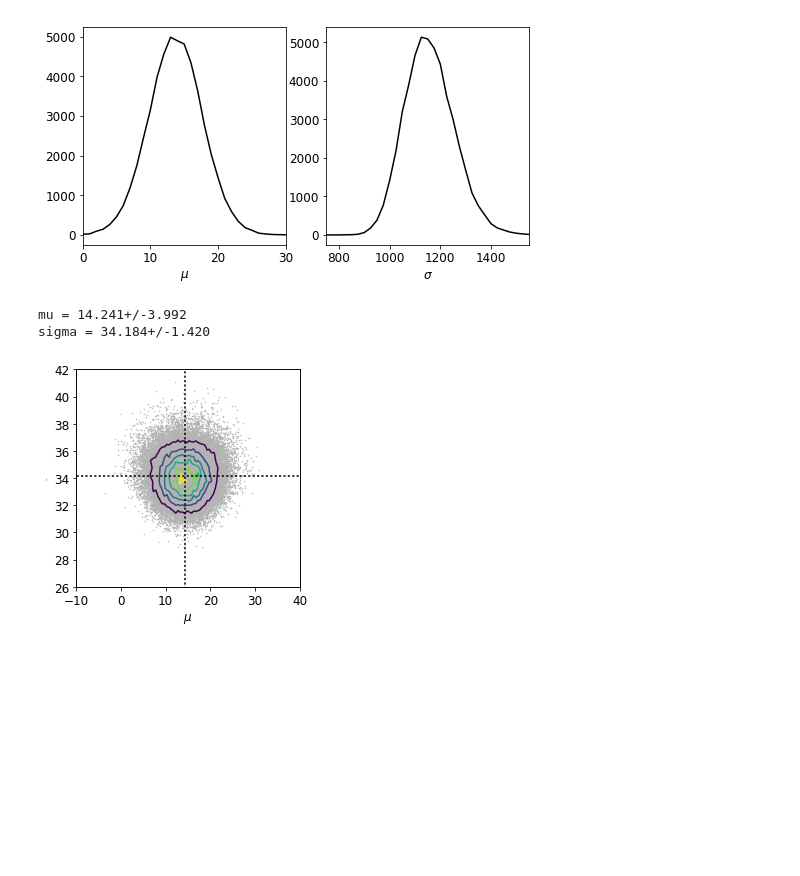
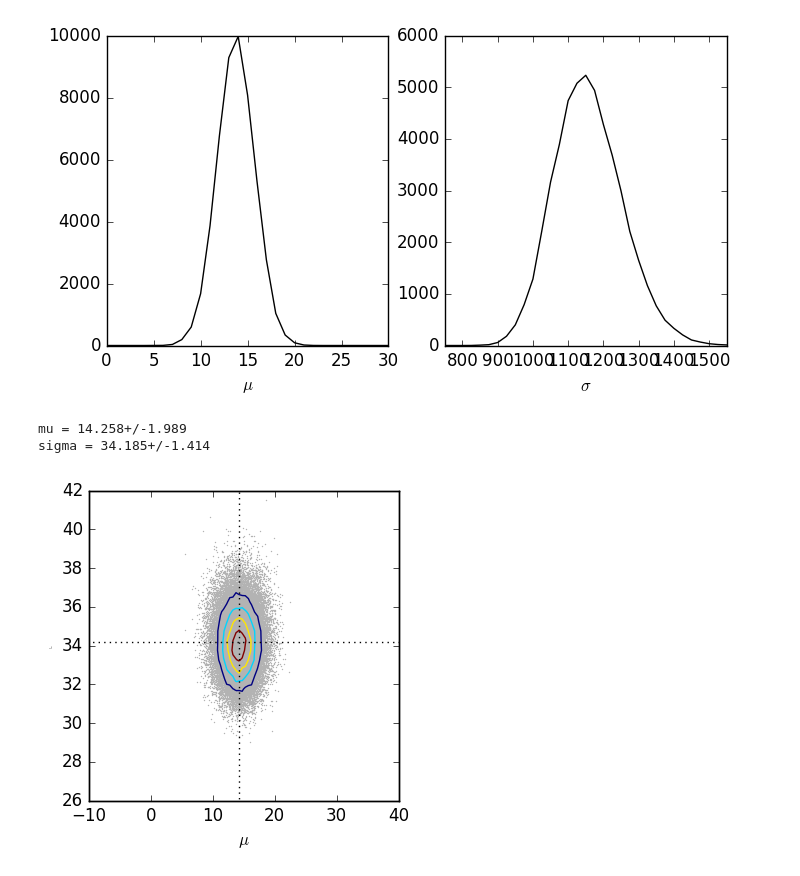
Before and after one commit to liuchaonaoc/Astrostatistics_old2, a Jupyter notebook: MultiParamsModel.ipynb, the cells around one changed output. Cells and saved outputs as stored; diff of their text form; code cells hidden in the pictures; blank space fills up the shorter version.

```diff
--- a/MultiParamsModel.ipynb
+++ b/MultiParamsModel.ipynb
@@ -32,15 +35,16 @@ fig.show()
 # %%
-#ask for the mean velocity and the velocity dispersion, providing that the velocity distributionis Gaussian
+#ask for the mean velocity and the velocity dispersion,
+#providing that the velocity distributionis Gaussian
 #known mean redshift ask dispersion, as homework
 def logit(x):
     return np.log10(x/(1.-x))
 
-def InvGamma(x,alpha,beta):
-    y = np.log(beta)*alpha-(special.gammaln(alpha))+np.log(x)*(-alpha-1)-beta/x
-    return np.exp(y)
+def InvGammaln(x,alpha,beta):
+    return np.log(beta)*alpha-(special.gammaln(alpha))+\
+           np.log(x)*(-alpha-1)-beta/x
 
-def Scl_InvChi2(x, nu, s2):
-    return InvGamma(x, nu/2.,nu/2.*s2)
+def Scl_InvChi2ln(x, nu, s2):
+    return InvGammaln(x, nu/2.,nu/2.*s2)
 
 def randDraw_SInvChi2(nu,s2, N):
     x = []
@@ -48,9 +52,9 @@ def randDraw_SInvChi2(nu,s2, N):
     m = 0
     while k<N and m <= 3:
         x0 = np.random.uniform(low=0,high=2000,size=N*20)
-        y0 = np.random.uniform(low=0,high=0.006,size=N*20)
+        y0 = np.log(np.random.uniform(low=0,high=0.006,size=N*20))
         #x0 = logit(x0)
-        y1 = Scl_InvChi2(x0, nu, s2)
+        y1 = Scl_InvChi2ln(x0, nu, s2)
 
         ind = (y0<y1)
         x.append(x0[ind])
@@ -63,16 +67,18 @@ def randDraw_SInvChi2(nu,s2, N):
 
 # sampling
 n = len(y)
-y_bar = np.sum(y)/n
-s2 = np.sum((y-y_bar)**2)/(n-1.)
-print r'y_bar = %(y).3f km/s,  s2 = %(s).3f km^2/s^2' % {'y':y_bar, 's':s2}
-#step 1: draw sigma2 from posterior density of sigma2 given v, p(sigma2|y)
+y_bar = np.sum(y)/n #np.mean(y)
+s2 = np.sum((y-y_bar)**2)/(n-1.) #np.var(y)
+print r'y_bar = %(y).3f km/s,  s2 = %(s).3f km^2/s^2' %\
+     {'y':y_bar, 's':s2}
+#step 1: draw sigma2 from posterior density of
+#        sigma2 given v, p(sigma2|y)
 N = 50000
 sigma2 = randDraw_SInvChi2(n-1,s2, N)
 
 #draw the random draw of sigma
 x = np.arange(100,2000,10)
-y1 = Scl_InvChi2(x, n-1, s2)
+y1 = np.exp(Scl_InvChi2ln(x, n-1, s2))
 hy,xedge = np.histogram(sigma2,x)
 
 fig = plt.figure(figsize=[4,4])
@@ -87,6 +93,6 @@ y_bar = 14.260 km/s,  s2 = 1162.481 km^2/s^2
 # %%
 #step 2 : draw mu from p(mu|sigma2,y)
-mu = np.random.normal(loc=y_bar, scale=sigma2/n)
+mu = np.random.normal(loc=y_bar, scale=np.sqrt(sigma2/n))
 #step 3: marginalize over sigma2
 #draw the random draw of sigma
 x = np.arange(-30,50,1)
@@ -108,42 +114,44 @@ ax.set_xlabel(r'$\sigma$',fontsize=12)
 ax.set_xlim([750,1550])
 fig.show()
 # %% [output]
-[figure, old version]
+[figure, new version]
 # %%
 #obtain the statistics from the sampling
 print 'mu = %(m).3f+/-%(s).3f' % {'m': np.mean(mu), 's': np.std(mu)}
 print 'sigma = %(m).3f+/-%(s).3f' % {'m': np.mean(np.sqrt(sigma2)), 's': np.std(np.sqrt(sigma2))}
 # %% [output]
-mu = 14.241+/-3.992
-sigma = 34.184+/-1.420
+mu = 14.258+/-1.989
+sigma = 34.185+/-1.414
 # %%
 #draw joint posterior distribution for (mu, sigma)
 xgrid = np.arange(-10,40,0.5)
 ygrid = np.arange(25,45,0.5)
 xcenter = (xgrid[:-1]+xgrid[1:])/2,
 ycenter = (ygrid[:-1]+ygrid[1:])/2,
 xmesh, ymesh = np.meshgrid(xcenter, ycenter)
 
-hmusig,xedge,yedge = np.histogram2d(mu.reshape((len(mu),)), np.sqrt(sigma2.reshape((len(sigma2),))), bins=[xgrid,ygrid])
+hmusig,xedge,yedge = np.histogram2d(mu.reshape((len(mu),)), \
+        np.sqrt(sigma2.reshape((len(sigma2),))), bins=[xgrid,ygrid])
 
 fig = plt.figure(figsize=[4,4])
 ax = fig.add_subplot(111)
 ax.plot(mu,np.sqrt(sigma2),'.',color=[0.7,0.7,0.7],markersize=1)
 ax1 = ax.twinx()
-ax1.contour(xmesh,ymesh,hmusig.T,6,color='r',extent=[xcenter[0],xcenter[-1],ycenter[0],ycenter[-1]])
+ax1.contour(xmesh,ymesh,hmusig.T,6,color='r',\
+            extent=[xcenter[0],xcenter[-1],ycenter[0],ycenter[-1]])
 ax1.plot([np.mean(mu),np.mean(mu)],[0,100],'k:')
 ax1.plot([-100,100],[np.mean(np.sqrt(sigma2)),np.mean(np.sqrt(sigma2))],'k:')
 ax.set_xlabel(r'$\mu$',fontsize=12)
 ax.set_ylabel(r'\ $\sigma$',fontsize=2)
 ax.set_xlim([-10,40])
 ax.set_ylim([26,42])
 ax1.set_xlim([-10,40])
 ax1.set_ylim([26,42])
-ax1.set_yticks([])
+ax1.set_yticklabels([])
 
 fig.show()
 # %% [output]
-[figure, old version]
+[figure, new version]
 # %%
 # consider a conjugate prior
 
```
Also changed, not shown: parts of 6 cells of this notebook, 5 other files.
